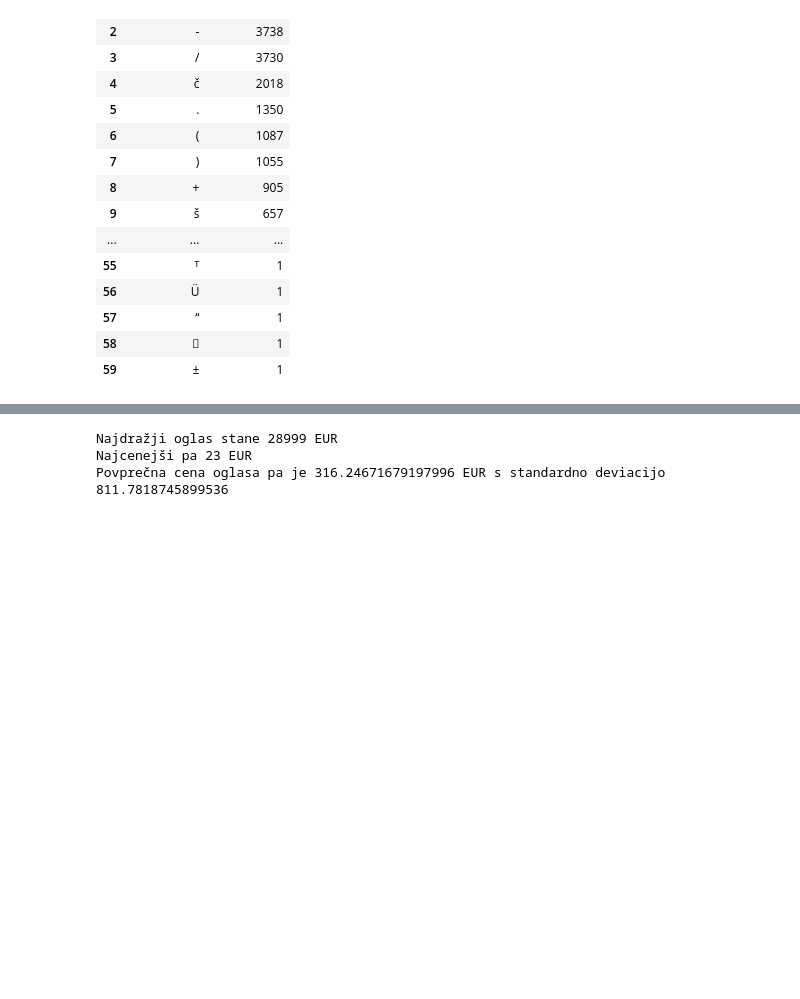
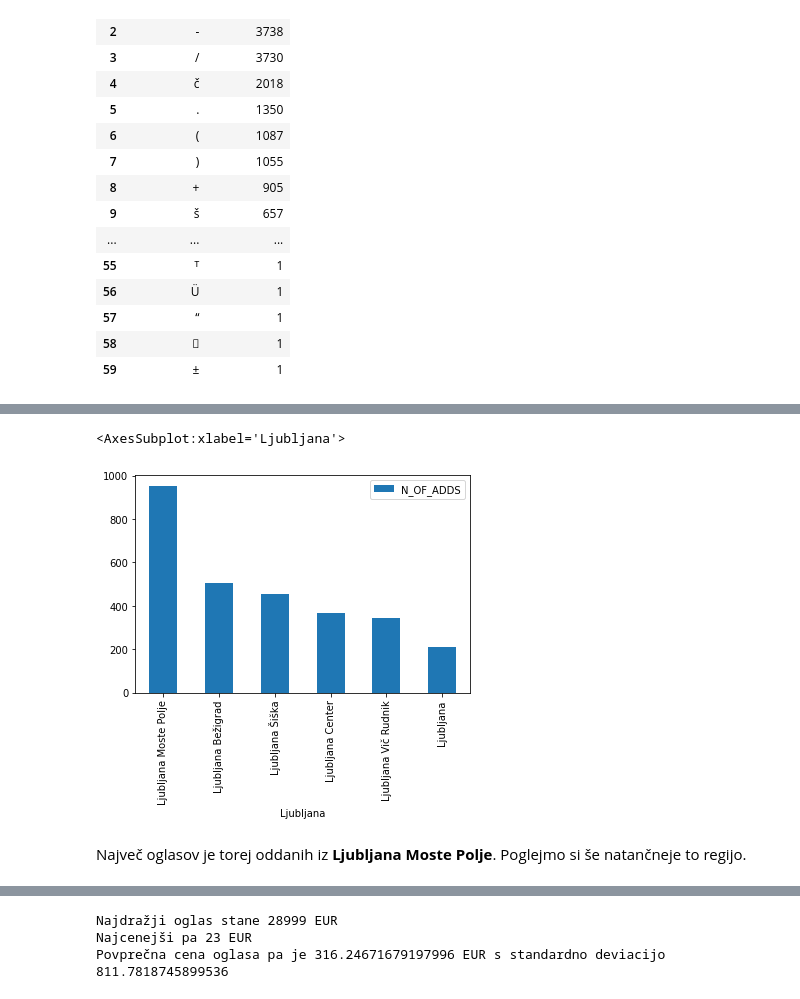
Before and after one commit to JakobPogacnikSouvent/bolha-racunalnistvo-advert-analysis, a Jupyter notebook: analiza.ipynb, the cells around one changed output, grey strips where cells are left out. Saved outputs shown, nothing was run; the diff lists cells and outputs as text; code cells hidden in the pictures; blank space fills up the shorter version.

```diff
--- a/analiza.ipynb
+++ b/analiza.ipynb
@@ -152,0 +334,7 @@ Opomnimo, da so tukaj podatki nekoliko pristranski, saj smo iz bolhe potegnili 1
+# %%
+def f(x):
+    return pd.Series(x.split(", "))
+
+ljubljane = data[data.Filtered_city == "Ljubljana"][["City"]]
+ljubljane = ljubljane.City.apply(f).rename(columns={0 : "Ljubljana", 1 : "Sekcija"}).sort_values(['Ljubljana', 'Sekcija']).reset_index(drop=True)
+ljubljane
@@ -152,0 +355,5 @@ Opomnimo, da so tukaj podatki nekoliko pristranski, saj smo iz bolhe potegnili 1
+# %%
+by_ljubljana = ljubljane.groupby("Ljubljana").size().sort_values(ascending=False).to_frame().rename(columns={0: "N_OF_ADDS"})
+by_ljubljana['PERCENTAGE_OF_ALL'] = by_ljubljana / len(data)
+
+by_ljubljana
@@ -152,0 +369,7 @@ Opomnimo, da so tukaj podatki nekoliko pristranski, saj smo iz bolhe potegnili 1
+# %%
+by_ljubljana.plot.bar(y='N_OF_ADDS')
+# %% [output]
+<AxesSubplot:xlabel='Ljubljana'>
+[figure, added]
+# %% [markdown]
+Največ oglasov je torej oddanih iz **Ljubljana Moste Polje**. Poglejmo si še natančneje to regijo.
```
Also changed, not shown: parts of 71 cells of this notebook.
